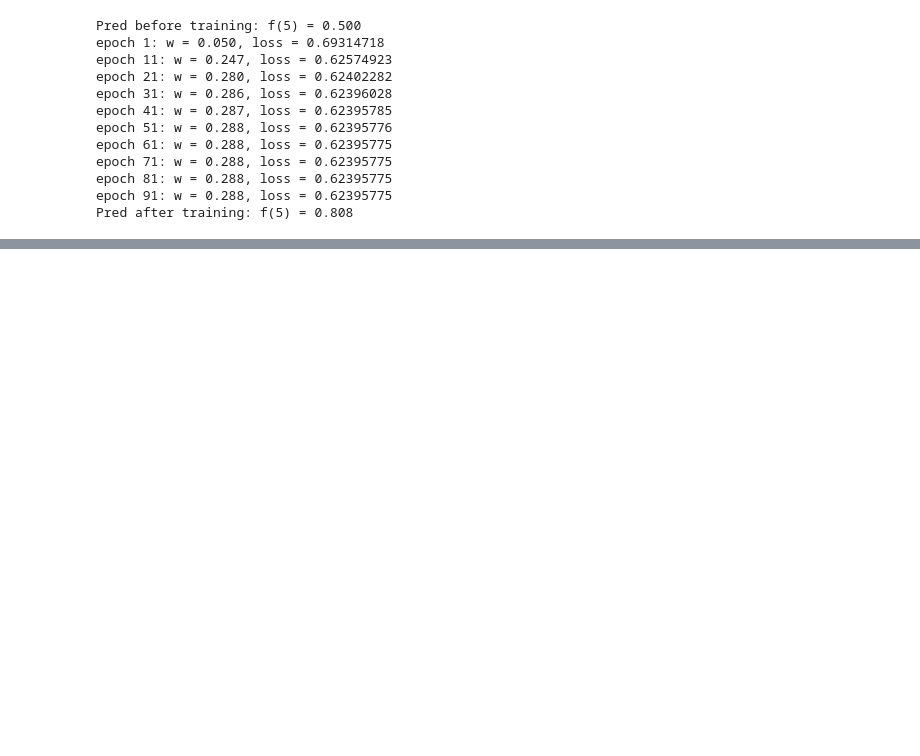
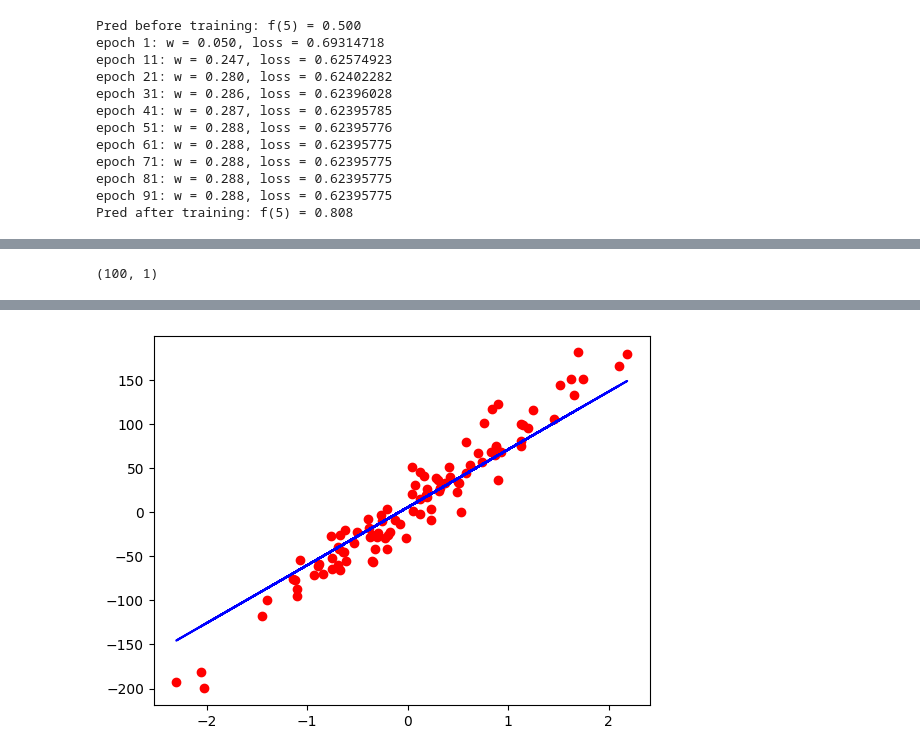
Before and after one commit to Swanger-Iz/ML_pytorch_lessons, a Jupyter notebook: pytorch_lessons/Video_course.ipynb, the cells around one changed output, grey strips where cells are left out. Saved outputs shown, nothing was run; the diff lists cells and outputs as text; code cells hidden in the pictures; blank space fills up the shorter version.

```diff
--- a/pytorch_lessons/Video_course.ipynb
+++ b/pytorch_lessons/Video_course.ipynb
@@ -690,0 +779,45 @@ Pred after training: f(5) = 0.808
+# %%
+n_samples, n_features = X.shape
+n_samples, n_features
+# %% [output]
+(100, 1)
+# %%
+# 1) model
+input_size = n_features
+output_size = 1
+
+model = nn.Linear(input_size, output_size)
+# %%
+# 2) loss and optimizer
+
+learning_rate = .01
+critirion = nn.MSELoss()
+optimizer = torch.optim.SGD(model.parameters(), lr=learning_rate)
+# %%
+num_epochs = 100
+for epoch in range(num_epochs):
+
+    # forward pass and loss
+    y_pred = model(X)
+    l = critirion(y_pred, y)
+
+
+
+    # backward pass
+    l.backward()
+
+    # weight update
+    optimizer.step()
+
+
+    optimizer.zero_grad()
+
+    if (epoch+1) % 10 == 0:
+        print(f'epoch {epoch+1}, loss = {l.item():4f}')
+
+# plot
+predicted = model(X).detach().numpy()
+plt.plot(X_np, y_np, 'ro')
+plt.plot(X_np, predicted, 'b')
+plt.show()
+# %% [output]
@@ -690,0 +834 @@ Pred after training: f(5) = 0.808
+[figure, added]
```
Also changed, not shown: parts of 9 cells of this notebook.
